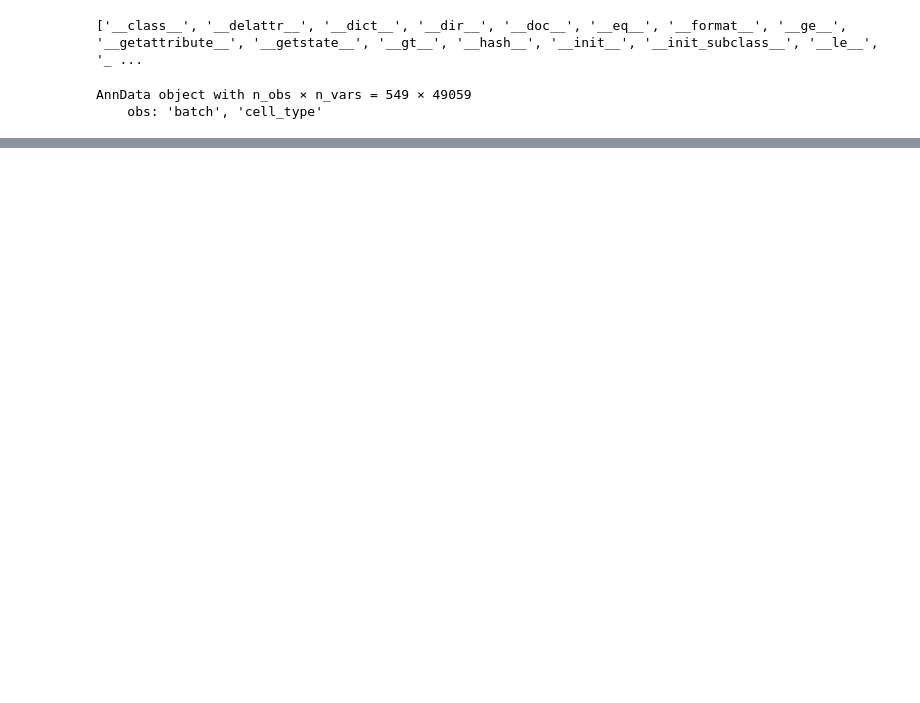
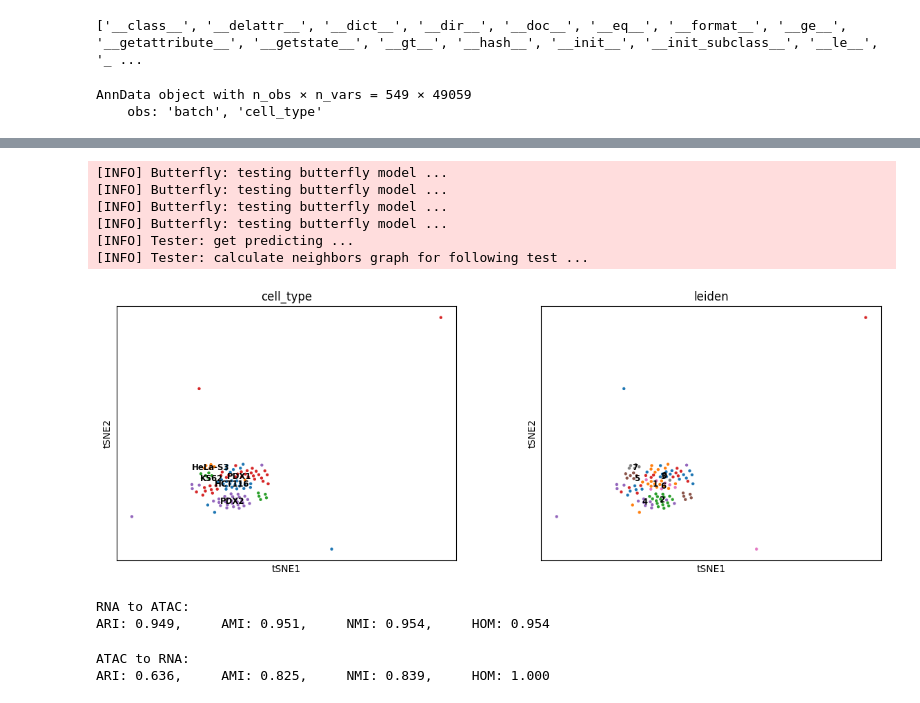
Before and after one commit to sglnat/benchmarking-scButterfly, a Jupyter notebook: scbutterfly/scButterfly_RNA_to_ATAC_paired_CL.ipynb, the cells around one changed output, grey strips where cells are left out. Drawn from its saved outputs; the diff is of its cells as text; code cells hidden in the pictures; blank space fills up the shorter version.

Commit message:
run scButterfly model

```diff
--- a/scbutterfly/scButterfly_RNA_to_ATAC_paired_CL.ipynb
+++ b/scbutterfly/scButterfly_RNA_to_ATAC_paired_CL.ipynb
@@ -19,3 +19,5 @@ AnnData object with n_obs × n_vars = 549 × 49059
 from scButterfly.split_datasets import *
 id_list = five_fold_split_dataset(RNA_data, ATAC_data)
 train_id, validation_id, test_id = id_list[4]
+# %%
+butterfly.load_data(RNA_data, ATAC_data, train_id, test_id, validation_id)
@@ -21,0 +92,2 @@ train_id, validation_id, test_id = id_list[4]
+# %%
+butterfly.train_model()
@@ -21,0 +102,9 @@ train_id, validation_id, test_id = id_list[4]
+# %%
+A2R_predict, R2A_predict = butterfly.test_model()
+# %% [output]
+[INFO] Butterfly: testing butterfly model ...
+[INFO] Butterfly: testing butterfly model ...
+[INFO] Butterfly: testing butterfly model ...
+[INFO] Butterfly: testing butterfly model ...
+[INFO] Tester: get predicting ...
+[INFO] Tester: calculate neighbors graph for following test ...
@@ -21,0 +113,18 @@ train_id, validation_id, test_id = id_list[4]
+# %%
+sc.tl.tsne(A2R_predict)
+sc.tl.leiden(A2R_predict)
+sc.pl.tsne(A2R_predict, color=['cell_type', 'leiden'], legend_loc='on data', legend_fontsize='small', size=40)
+# %% [output]
+[figure, added]
+# %%
+ARI, AMI, NMI, HOM = calculate_cluster_index(R2A_predict)
+print('RNA to ATAC:\nARI: %.3f, \tAMI: %.3f, \tNMI: %.3f, \tHOM: %.3f' % (ARI, AMI, NMI, HOM))
+# %% [output]
+RNA to ATAC:
+ARI: 0.949,     AMI: 0.951,     NMI: 0.954,     HOM: 0.954
+# %%
+ARI, AMI, NMI, HOM = calculate_cluster_index(A2R_predict)
+print('ATAC to RNA:\nARI: %.3f, \tAMI: %.3f, \tNMI: %.3f, \tHOM: %.3f' % (ARI, AMI, NMI, HOM))
+# %% [output]
+ATAC to RNA:
+ARI: 0.636,     AMI: 0.825,     NMI: 0.839,     HOM: 1.000
```
Also changed, not shown: parts of 8 cells of this notebook, 10 other files.
